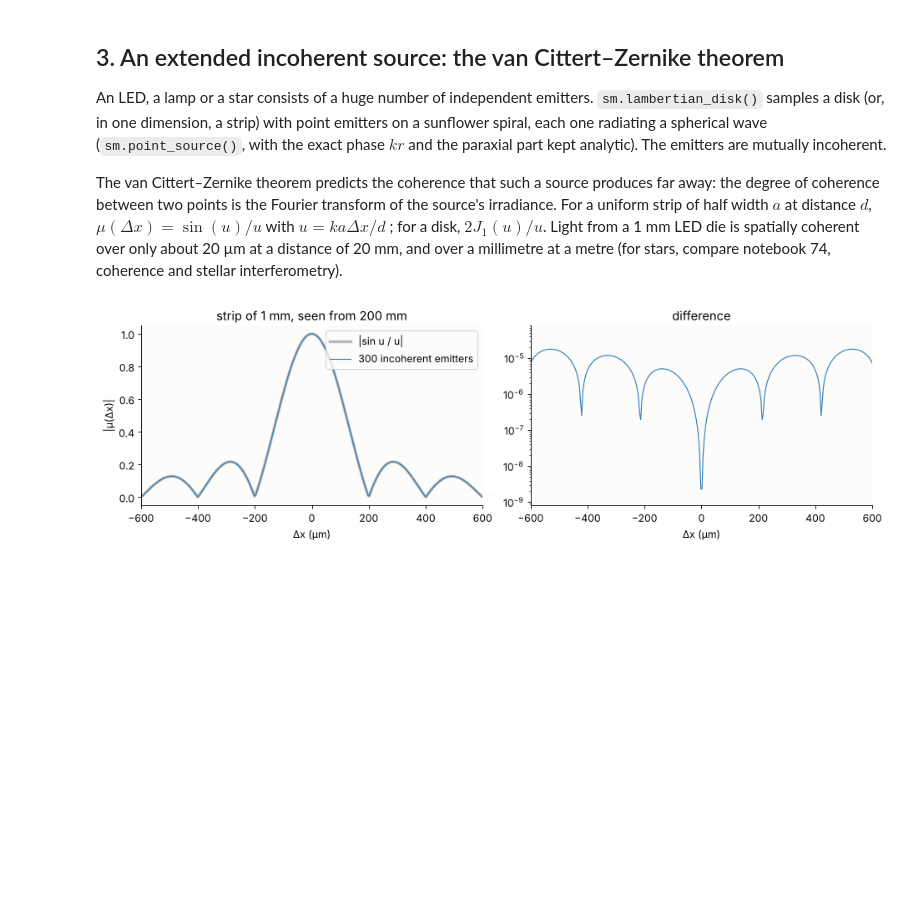
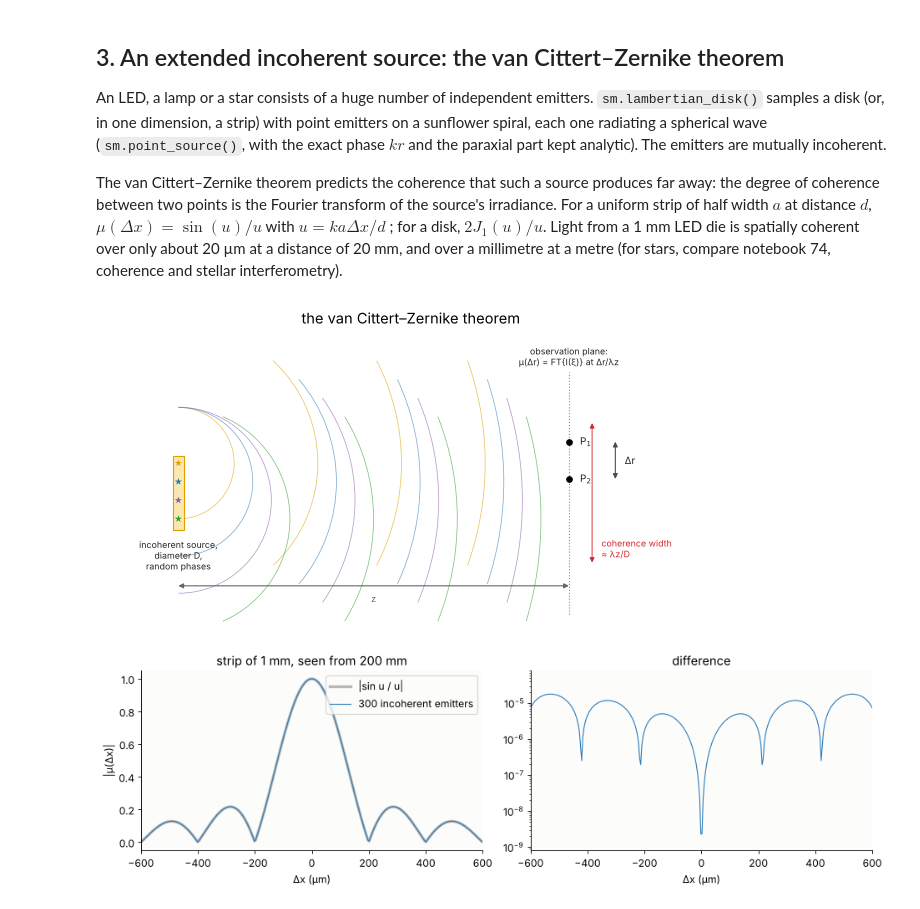
Before and after one commit to EMinsight/pyoptics, a Jupyter notebook: notebooks/169_source_models_field_tracing.ipynb, the cells around one changed output. Saved outputs shown, nothing was run; the diff lists cells and outputs as text; code cells hidden in the pictures; blank space fills up the shorter version.

```diff
--- a/notebooks/169_source_models_field_tracing.ipynb
+++ b/notebooks/169_source_models_field_tracing.ipynb
@@ -252,6 +270,12 @@ width $a$ at distance $d$, $\mu(\Delta x) = \sin(u)/u$ with $u = k a
 spatially coherent over only about 20 µm at a distance of 20 mm, and over
 a millimetre at a metre (for stars, compare
 notebook 74, coherence and stellar interferometry).
+# %%
+fig, ax = plt.subplots(figsize=(8, 4.4))
+sketch.vcz_setup(ax, title="the van Cittert–Zernike theorem")
+plt.tight_layout(); plt.show()
+# %% [output]
+[figure, added]
 # %%
 a_s, d = 0.5, 200.0
 xs = np.linspace(-1.5, 1.5, 768)
```
Also changed, not shown: parts of 11 cells of this notebook, 3 other files.
